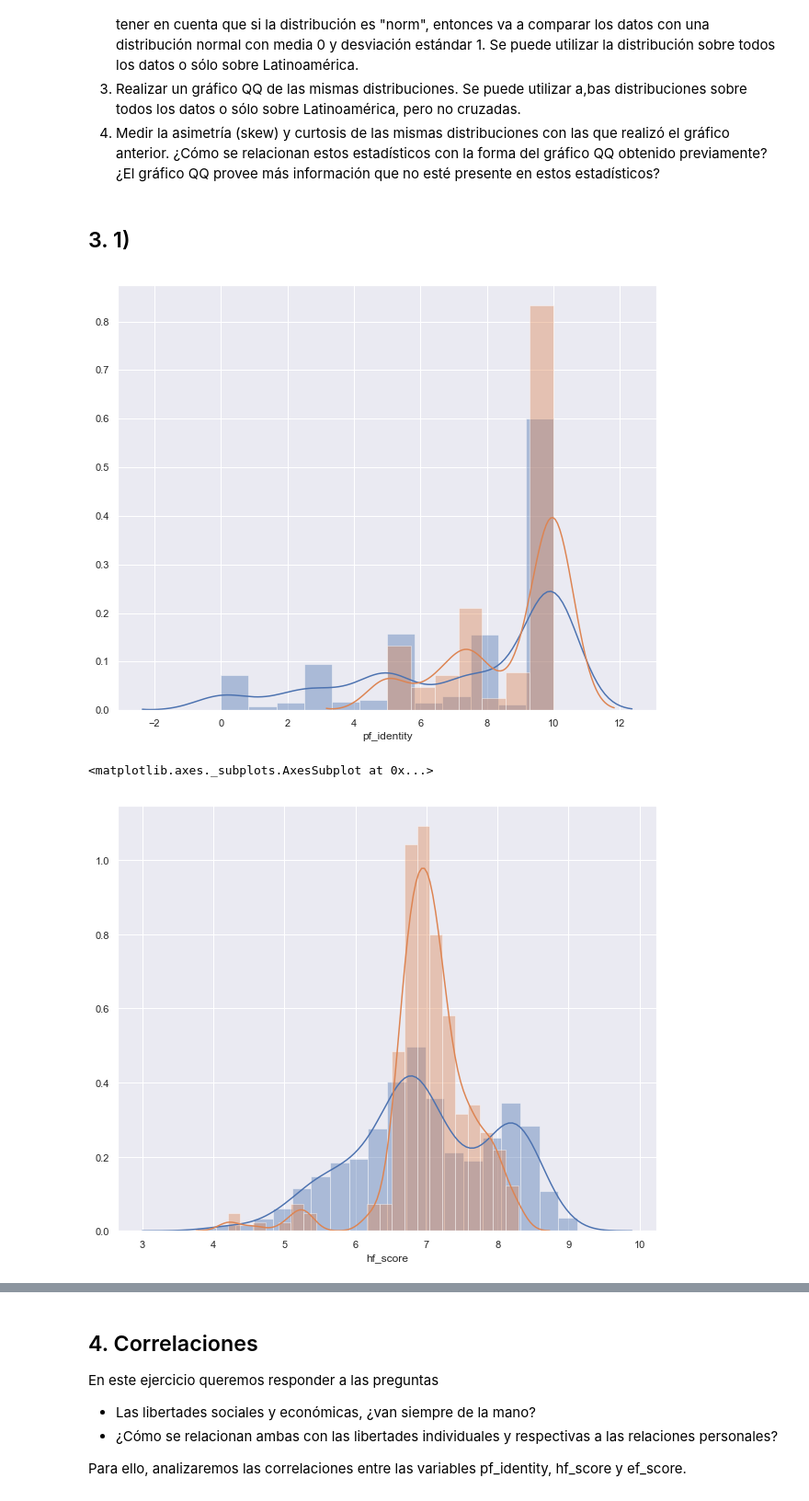
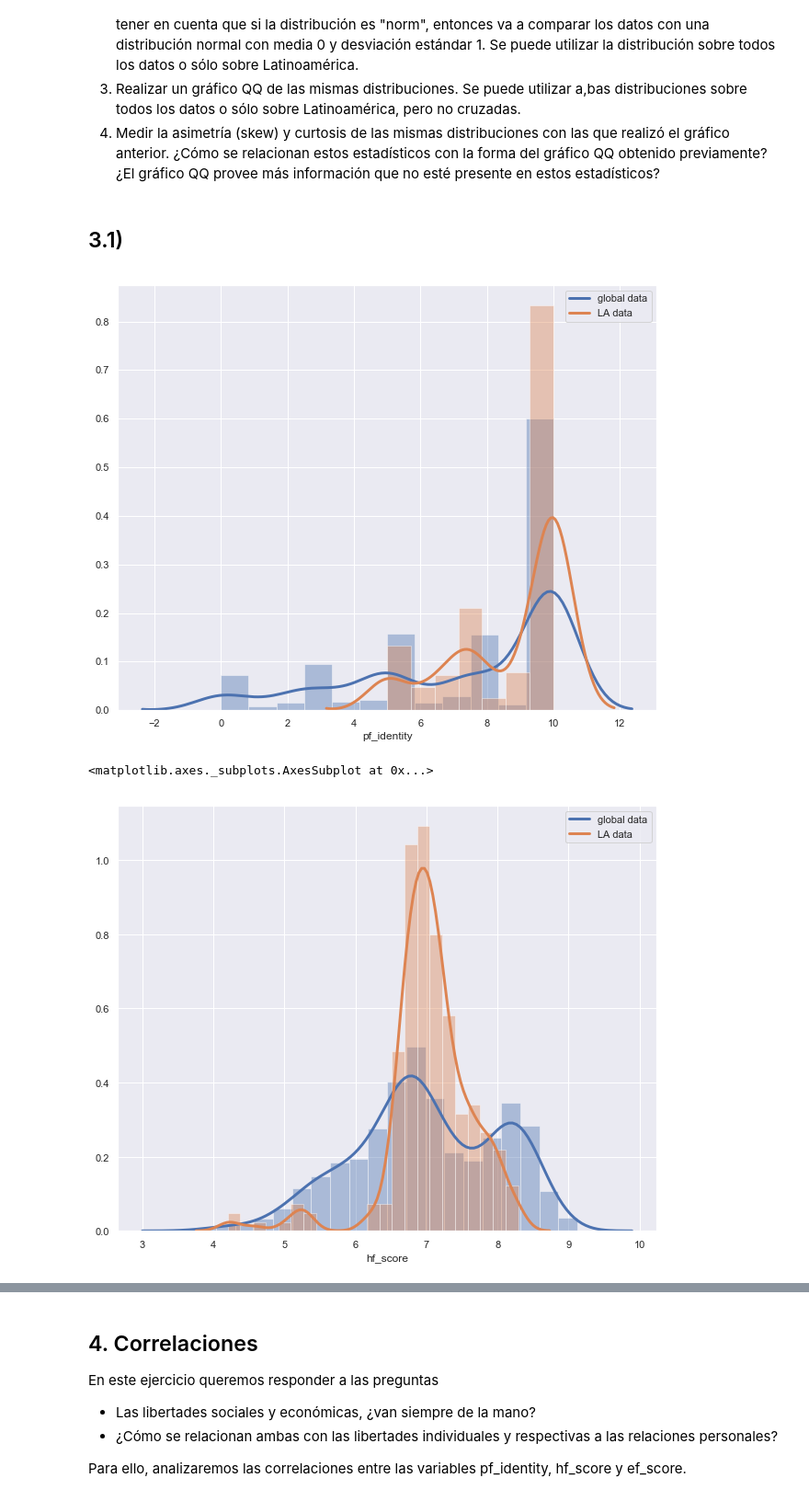
Before and after one commit to lvc0107/diplodatos, a Jupyter notebook: notebooks/practico1.ipynb, the cells around one changed output, grey strips where cells are left out. Shown at 92% size. Drawn from its saved outputs; the diff is of its cells as text; code cells hidden in the pictures.

```diff
--- a/notebooks/practico1.ipynb
+++ b/notebooks/practico1.ipynb
@@ -390,22 +406,21 @@ Sólo por curiosidad, graficar la tendencia de *hf_score* y *ef_score* a través
   3. Realizar un gráfico QQ de las mismas distribuciones. Se puede utilizar a,bas distribuciones sobre todos los datos o sólo sobre Latinoamérica, pero no cruzadas.
   4. Medir la asimetría (skew) y curtosis de las mismas distribuciones con las que realizó el gráfico anterior. ¿Cómo se relacionan estos estadísticos con la forma del gráfico QQ obtenido previamente? ¿El gráfico QQ provee más información que no esté presente en estos estadísticos?
 # %% [markdown]
-## 3. 1)
+## 3.1)
 # %%
-import matplotlib.pyplot as plt
 latin_america_data = dataset[dataset['region'] == 'Latin America & the Caribbean']
 
 clean_dataset = dataset['pf_identity'].dropna()
 clean_latin_america_dataset = latin_america_data['pf_identity'].dropna()
-sb.distplot(clean_dataset)
-sb.distplot(clean_latin_america_dataset)
+sb.distplot(clean_dataset, kde_kws={"lw": 3, "label": "global data"})
+sb.distplot(clean_latin_america_dataset,  kde_kws={ "lw": 3, "label": "LA data"},)
 
 plt.show()
 clean_dataset = dataset['hf_score'].dropna()
 clean_latin_america_dataset = latin_america_data['hf_score'].dropna()
-sb.distplot(clean_dataset)
-sb.distplot(clean_latin_america_dataset)
+sb.distplot(clean_dataset, kde_kws={"lw": 3, "label": "global data"})
+sb.distplot(clean_latin_america_dataset,  kde_kws={ "lw": 3, "label": "LA data"},)
 # %% [output]
-[figure, old version]
+[figure, new version]
 <matplotlib.axes._subplots.AxesSubplot at 0x...>
-[figure, old version]
+[figure, new version]
```
Also changed, not shown: parts of 13 cells of this notebook.
